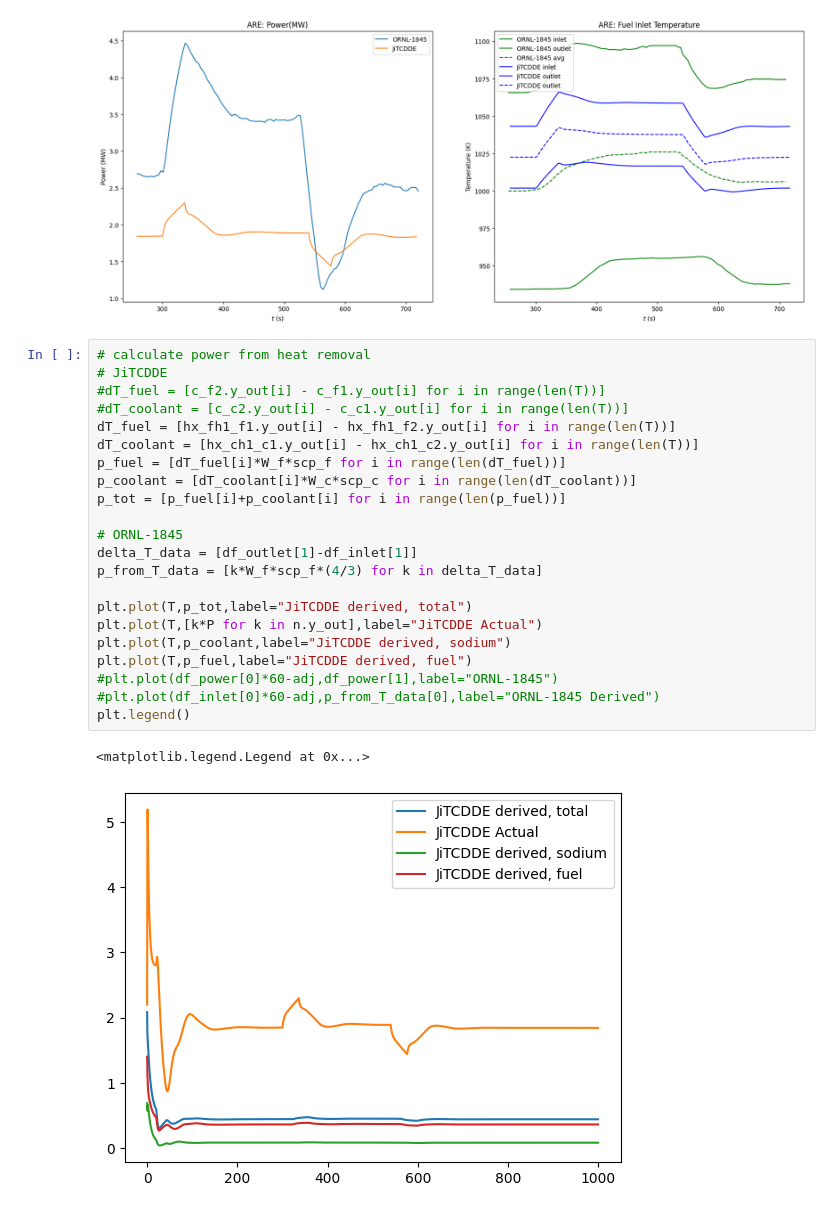
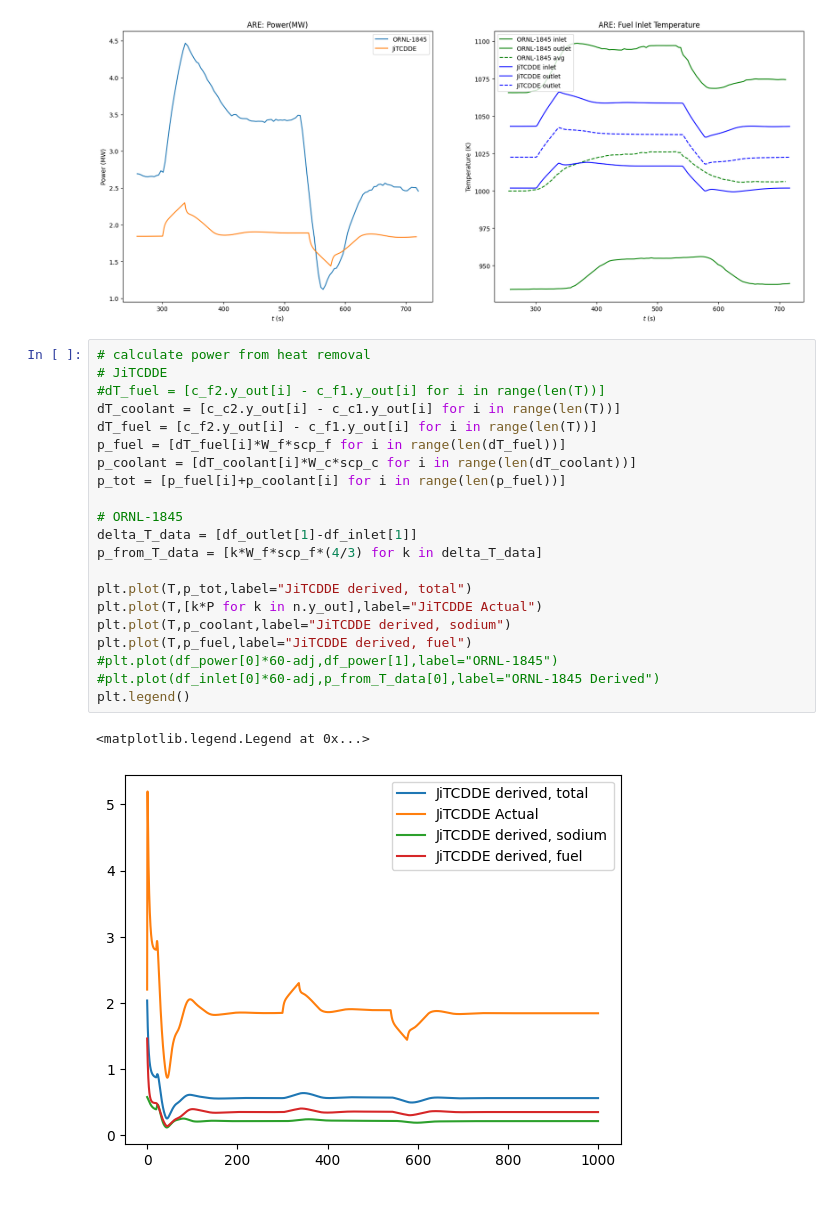
Before and after one commit to LukeLabrie/msc_eng_thesis, a Jupyter notebook: are/model_oop_insert_extraction.ipynb, the cells around one changed output. Drawn from its saved outputs; the diff is of its cells as text.

```diff
--- a/are/model_oop_insert_extraction.ipynb
+++ b/are/model_oop_insert_extraction.ipynb
@@ -352,25 +345,24 @@ axs[1].legend()
 # %%
 # calculate power from heat removal
 # JiTCDDE
 #dT_fuel = [c_f2.y_out[i] - c_f1.y_out[i] for i in range(len(T))]
-#dT_coolant = [c_c2.y_out[i] - c_c1.y_out[i] for i in range(len(T))]
-dT_fuel = [hx_fh1_f1.y_out[i] - hx_fh1_f2.y_out[i] for i in range(len(T))]
-dT_coolant = [hx_ch1_c1.y_out[i] - hx_ch1_c2.y_out[i] for i in range(len(T))]
+dT_coolant = [c_c2.y_out[i] - c_c1.y_out[i] for i in range(len(T))]
+dT_fuel = [c_f2.y_out[i] - c_f1.y_out[i] for i in range(len(T))]
 p_fuel = [dT_fuel[i]*W_f*scp_f for i in range(len(dT_fuel))]
 p_coolant = [dT_coolant[i]*W_c*scp_c for i in range(len(dT_coolant))]
 p_tot = [p_fuel[i]+p_coolant[i] for i in range(len(p_fuel))]
 
 # ORNL-1845
 delta_T_data = [df_outlet[1]-df_inlet[1]]
 p_from_T_data = [k*W_f*scp_f*(4/3) for k in delta_T_data]
 
 plt.plot(T,p_tot,label="JiTCDDE derived, total")
 plt.plot(T,[k*P for k in n.y_out],label="JiTCDDE Actual")
 plt.plot(T,p_coolant,label="JiTCDDE derived, sodium")
 plt.plot(T,p_fuel,label="JiTCDDE derived, fuel")
 #plt.plot(df_power[0]*60-adj,df_power[1],label="ORNL-1845")
 #plt.plot(df_inlet[0]*60-adj,p_from_T_data[0],label="ORNL-1845 Derived")
 plt.legend()
 # %% [output]
 <matplotlib.legend.Legend at 0x...>
-[figure, old version]
+[figure, new version]
```
Also changed, not shown: parts of 16 cells of this notebook, 8 other files.
